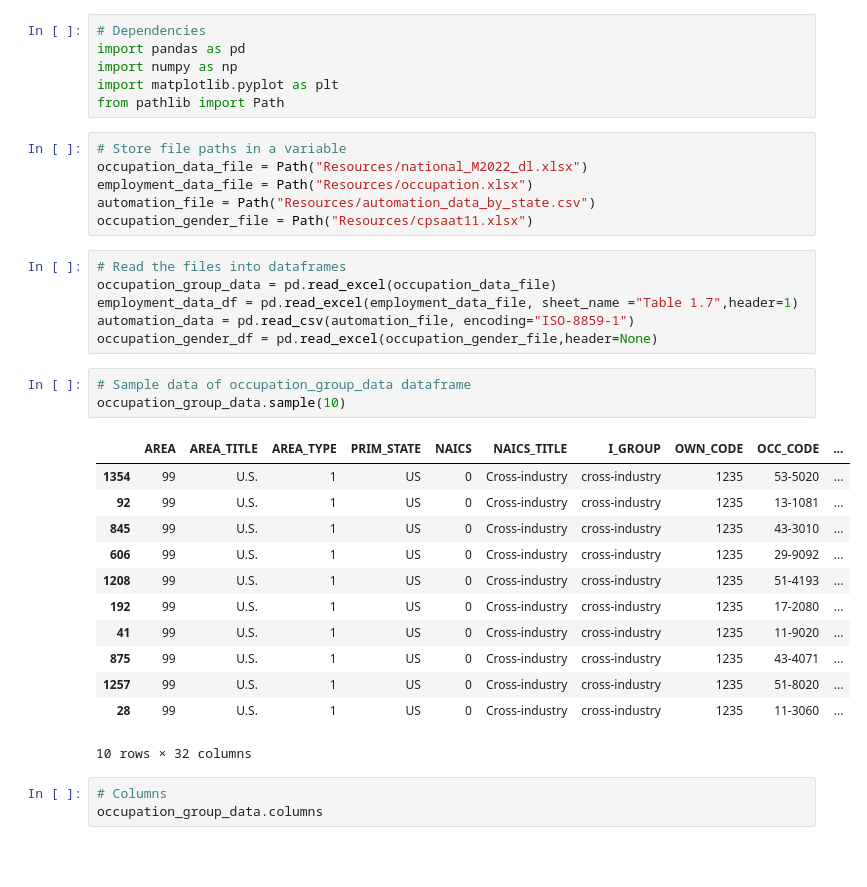
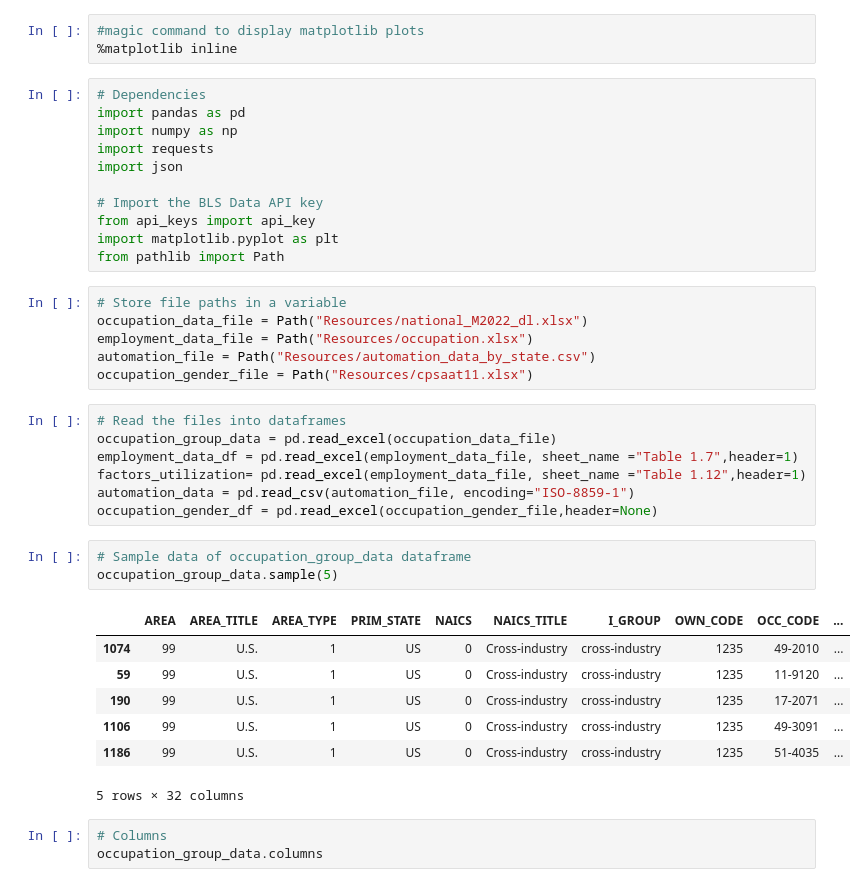
Before and after one commit to vinaya-kusuma/Project1, a Jupyter notebook: Occupation_Analysis.ipynb, the cells around one changed output. Saved outputs shown, nothing was run; the diff lists cells and outputs as text; blank space fills up the shorter version.

```diff
--- a/Occupation_Analysis.ipynb
+++ b/Occupation_Analysis.ipynb
@@ -1,7 +1,15 @@
+# %%
+#magic command to display matplotlib plots
+%matplotlib inline
 # %%
 # Dependencies
 import pandas as pd
 import numpy as np
+import requests
+import json
+
+# Import the BLS Data API key
+from api_keys import api_key
 import matplotlib.pyplot as plt
 from pathlib import Path
 # %%
@@ -14,24 +22,20 @@ occupation_gender_file = Path("Resources/cpsaat11.xlsx")
 # Read the files into dataframes
 occupation_group_data = pd.read_excel(occupation_data_file)
 employment_data_df = pd.read_excel(employment_data_file, sheet_name ="Table 1.7",header=1)
+factors_utilization= pd.read_excel(employment_data_file, sheet_name ="Table 1.12",header=1)
 automation_data = pd.read_csv(automation_file, encoding="ISO-8859-1")
 occupation_gender_df = pd.read_excel(occupation_gender_file,header=None)
 # %%
 # Sample data of occupation_group_data dataframe
-occupation_group_data.sample(10)
+occupation_group_data.sample(5)
 # %% [output]
 |  | AREA | AREA_TITLE | AREA_TYPE | PRIM_STATE | NAICS | NAICS_TITLE | I_GROUP | OWN_CODE | OCC_CODE | ... |
-| 1354 | 99 | U.S. | 1 | US | 0 | Cross-industry | cross-industry | 1235 | 53-5020 | ... |
-| 92 | 99 | U.S. | 1 | US | 0 | Cross-industry | cross-industry | 1235 | 13-1081 | ... |
-| 845 | 99 | U.S. | 1 | US | 0 | Cross-industry | cross-industry | 1235 | 43-3010 | ... |
-| 606 | 99 | U.S. | 1 | US | 0 | Cross-industry | cross-industry | 1235 | 29-9092 | ... |
-| 1208 | 99 | U.S. | 1 | US | 0 | Cross-industry | cross-industry | 1235 | 51-4193 | ... |
-| 192 | 99 | U.S. | 1 | US | 0 | Cross-industry | cross-industry | 1235 | 17-2080 | ... |
-| 41 | 99 | U.S. | 1 | US | 0 | Cross-industry | cross-industry | 1235 | 11-9020 | ... |
-| 875 | 99 | U.S. | 1 | US | 0 | Cross-industry | cross-industry | 1235 | 43-4071 | ... |
-| 1257 | 99 | U.S. | 1 | US | 0 | Cross-industry | cross-industry | 1235 | 51-8020 | ... |
-| 28 | 99 | U.S. | 1 | US | 0 | Cross-industry | cross-industry | 1235 | 11-3060 | ... |
+| 1074 | 99 | U.S. | 1 | US | 0 | Cross-industry | cross-industry | 1235 | 49-2010 | ... |
+| 59 | 99 | U.S. | 1 | US | 0 | Cross-industry | cross-industry | 1235 | 11-9120 | ... |
+| 190 | 99 | U.S. | 1 | US | 0 | Cross-industry | cross-industry | 1235 | 17-2071 | ... |
+| 1106 | 99 | U.S. | 1 | US | 0 | Cross-industry | cross-industry | 1235 | 49-3091 | ... |
+| 1186 | 99 | U.S. | 1 | US | 0 | Cross-industry | cross-industry | 1235 | 51-4035 | ... |
-10 rows × 32 columns
+5 rows × 32 columns
 # %%
 # Columns
 occupation_group_data.columns
```
Also changed, not shown: parts of 55 cells of this notebook, 7 other files.
